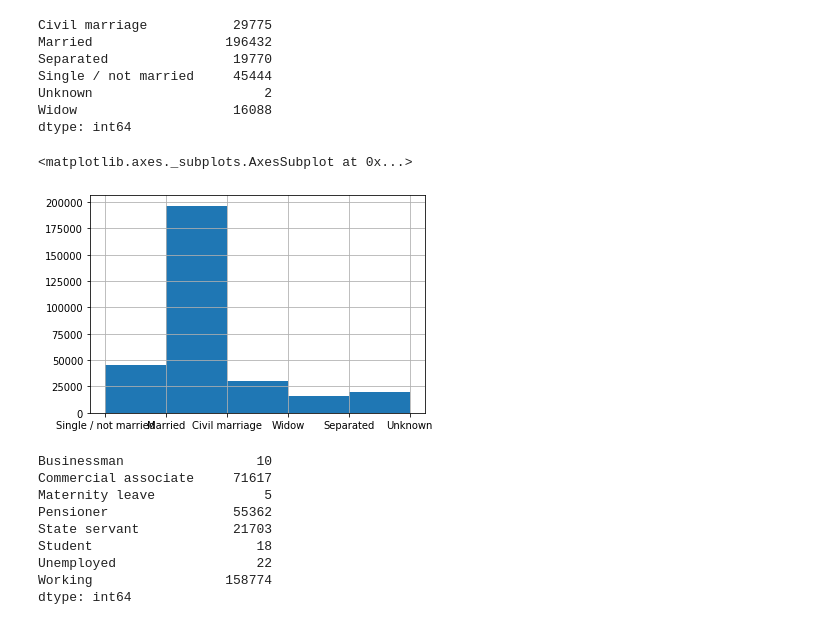
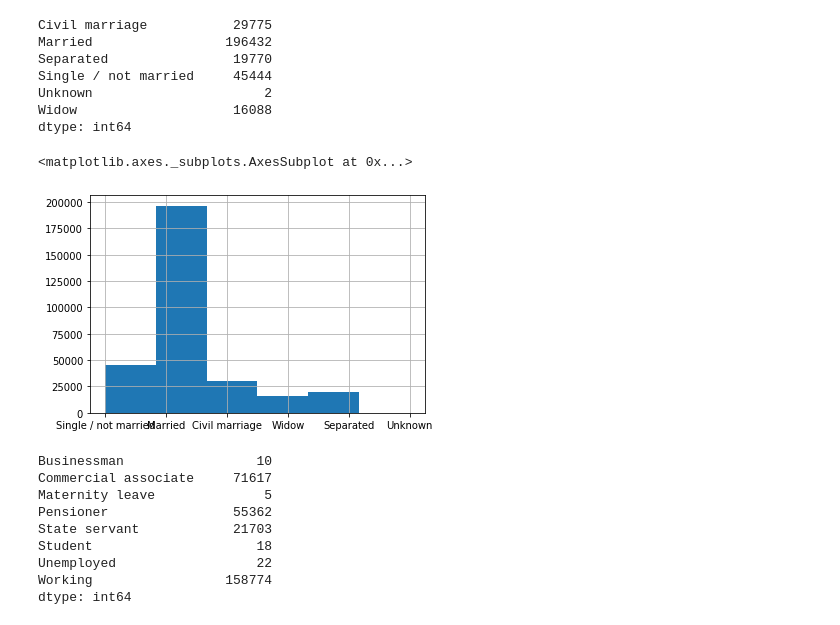
Before and after one commit to shoghilin/ML100Days, a Jupyter notebook: homework/Day_008_HW.ipynb, the cells around one changed output. Saved outputs shown, nothing was run; the diff lists cells and outputs as text; code cells hidden in the pictures.

```diff
--- a/homework/Day_008_HW.ipynb
+++ b/homework/Day_008_HW.ipynb
@@ -78,10 +78,10 @@ Unknown                      2
 Widow                    16088
 dtype: int64
 # %%
-app_train['NAME_FAMILY_STATUS'].hist(bins=5)
+app_train['NAME_FAMILY_STATUS'].hist(bins=6)
 # %% [output]
 <matplotlib.axes._subplots.AxesSubplot at 0x...>
-[figure, old version]
+[figure, new version]
 # %%
 pd.get_dummies(app_train['NAME_INCOME_TYPE']).sum()
 # %% [output]
```
Also changed, not shown: parts of 2 cells of this notebook.
